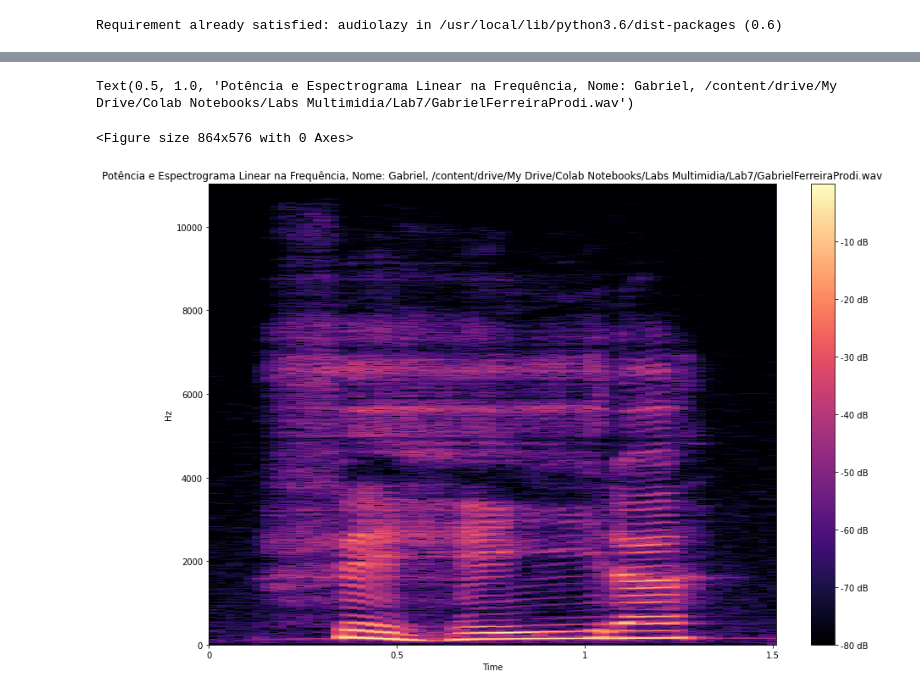
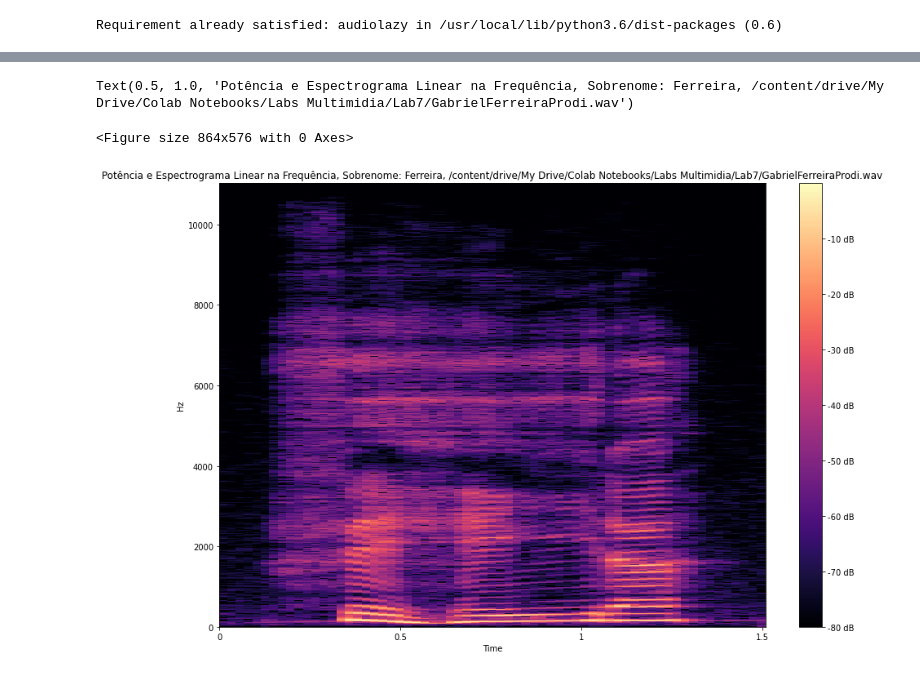
Before and after one commit to brusangues/CSM-DEVS, a Jupyter notebook: lab7/Gabriel/Lab7_Gabriel.ipynb, the cells around one changed output, grey strips where cells are left out. Cells and saved outputs as stored; diff of their text form; code cells hidden in the pictures.

Commit message:
Gabriel Update commit

```diff
--- a/lab7/Gabriel/Lab7_Gabriel.ipynb
+++ b/lab7/Gabriel/Lab7_Gabriel.ipynb
@@ -175,13 +175,13 @@ Sonoros = 2 e Surdos = 5
 # %%
 # Espectrograma Nome
 
 plt.figure(figsize=(12, 8))
 D = librosa.amplitude_to_db(np.abs(librosa.stft(v11)), ref=np.max)
 fig, ax = plt.subplots(figsize=(15, 10))
 librosa.display.specshow(D, x_axis='time',y_axis='linear')
 plt.colorbar(format='%+2.0f dB')
-plt.title('Potência e Espectrograma Linear na Frequência, Nome: Gabriel, '+ audio1)
+plt.title('Potência e Espectrograma Linear na Frequência, Sobrenome: Ferreira, '+ audio1)
 # %% [output]
-Text(0.5, 1.0, 'Potência e Espectrograma Linear na Frequência, Nome: Gabriel, /content/drive/My Drive/Colab Notebooks/Labs Multimidia/Lab7/GabrielFerreiraProdi.wav')
+Text(0.5, 1.0, 'Potência e Espectrograma Linear na Frequência, Sobrenome: Ferreira, /content/drive/My Drive/Colab Notebooks/Labs Multimidia/Lab7/GabrielFerreiraProdi.wav')
 <Figure size 864x576 with 0 Axes>
-[figure, old version]
+[figure, new version]
```
Also changed, not shown: parts of 2 cells of this notebook, 4 other files.
